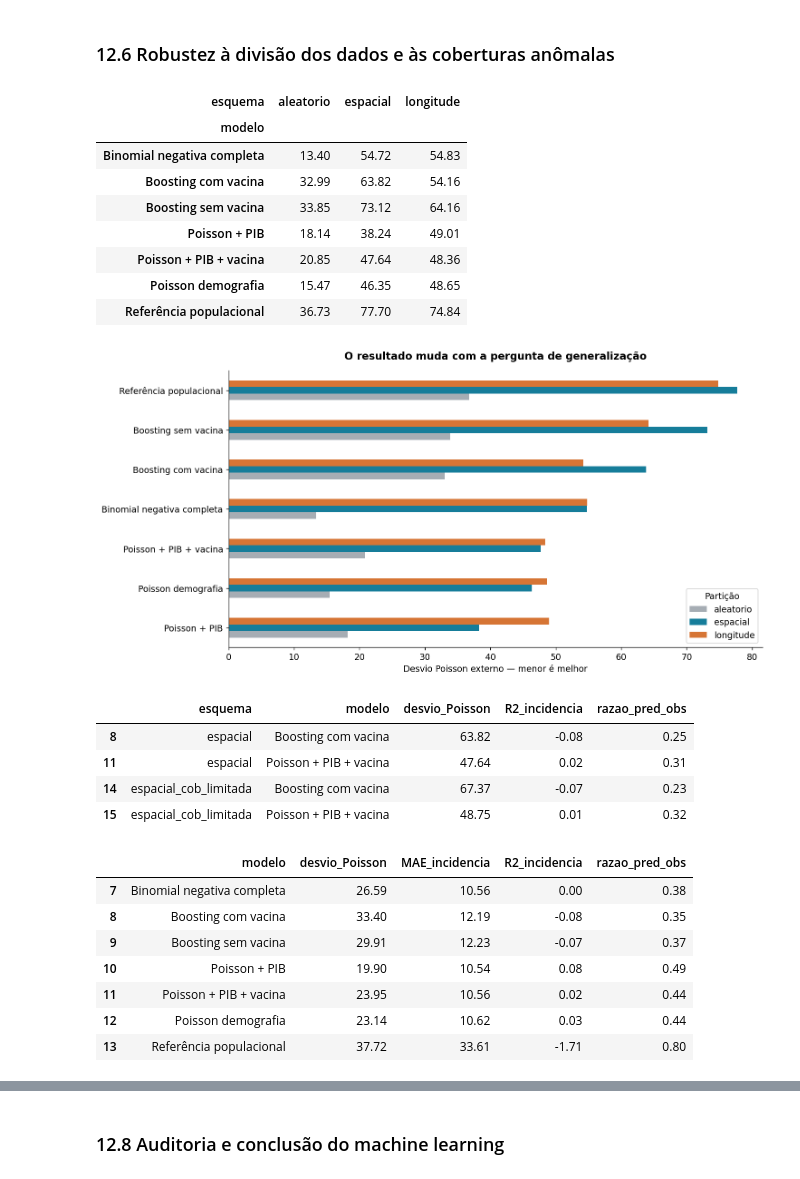
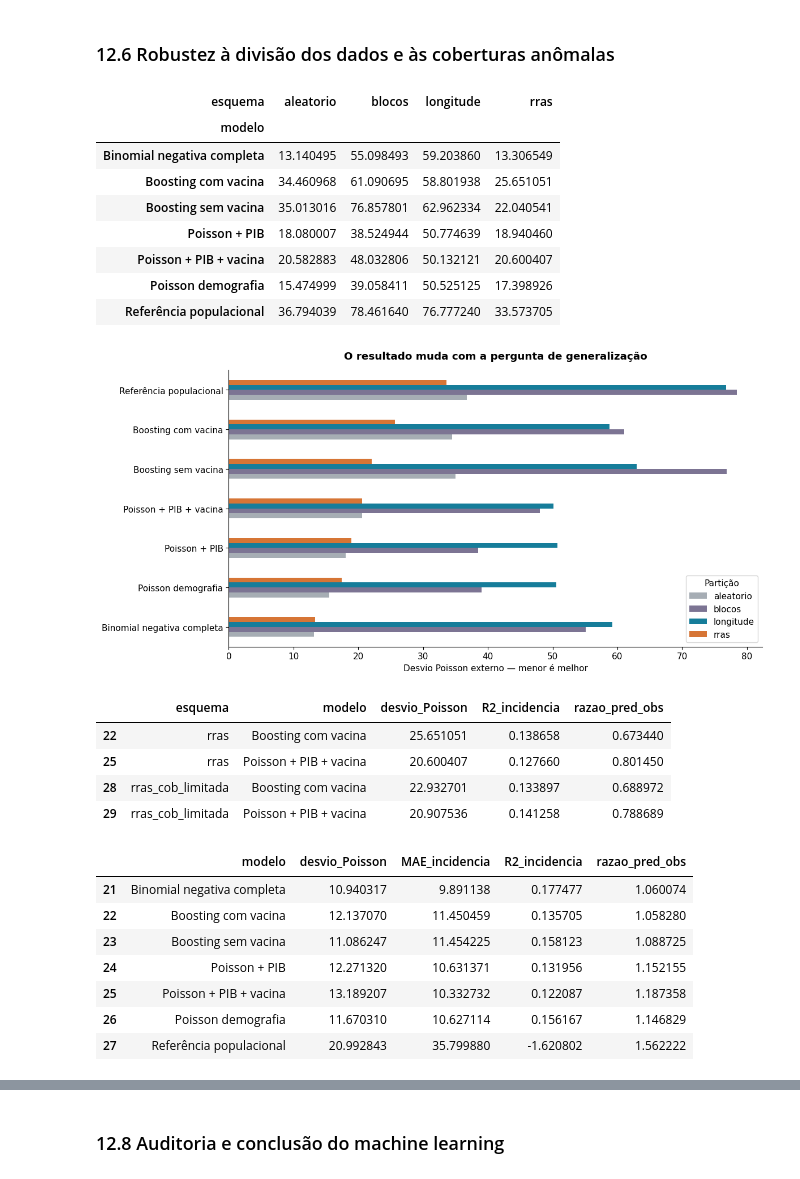
Before and after one commit to erwan-dlt/sao-paulo-sarampo, a Jupyter notebook: sarampo_sp_2019.ipynb, the cells around one changed output, grey strips where cells are left out. Saved outputs shown, nothing was run; the diff lists cells and outputs as text; code cells hidden in the pictures.

```diff
--- a/sarampo_sp_2019.ipynb
+++ b/sarampo_sp_2019.ipynb
@@ -825,5 +867,5 @@ Desvio de contagens pode ser muito influenciado pela capital e outros grandes su
 # %%
-principal=metricas_ml.query("esquema=='espacial'").set_index('modelo').sort_values('desvio_Poisson')
+principal=metricas_ml.query("esquema=='rras'").set_index('modelo').sort_values('desvio_Poisson')
 ref=principal.loc['Referência populacional','desvio_Poisson']
 principal['melhoria_vs_referencia_%']=100*(1-principal.desvio_Poisson/ref)
 display(principal.drop(columns='esquema'))
@@ -834,5 +876,5 @@ principal.R2_incidencia.sort_values().plot.barh(ax=axs[1],color=LARANJA)
 axs[1].axvline(0,color='#444',lw=1);axs[1].set(title='R² da incidência: maior é melhor',xlabel='R² fora da amostra',ylabel='')
 plt.tight_layout();plt.show()
 print('Dispersão no treino, diagnóstico Poisson (aproximado sob penalização):')
-display(dispersao_ml.query("esquema=='espacial'")[['fold','Pearson_por_gl']])
+display(dispersao_ml.query("esquema=='rras'")[['fold','Pearson_por_gl']])
 # %% [output]
@@ -918,35 +975,35 @@ A contribuição muda com a família e a partição: não há evidência estáve
 # %% [markdown]
 ### 12.6 Robustez à divisão dos dados e às coberturas anômalas
 # %%
-comparacao=metricas_ml[metricas_ml.esquema.isin(['espacial','longitude','aleatorio'])].pivot(index='modelo',columns='esquema',values='desvio_Poisson')
+comparacao=metricas_ml[metricas_ml.esquema.isin(['rras','blocos','longitude','aleatorio'])].pivot(index='modelo',columns='esquema',values='desvio_Poisson')
 display(comparacao)
-comparacao.reindex(principal.index).plot.barh(figsize=(12,6),color=[CINZA,AZUL,LARANJA])
+comparacao.reindex(principal.index).plot.barh(figsize=(12,6),color=[CINZA,'#7c7493',AZUL,LARANJA])
 plt.xlabel('Desvio Poisson externo — menor é melhor');plt.ylabel('');plt.title('O resultado muda com a pergunta de generalização');plt.legend(title='Partição');plt.tight_layout();plt.show()
-vc=metricas_ml[metricas_ml.esquema.isin(['espacial','espacial_cob_limitada']) & metricas_ml.modelo.isin(['Poisson + PIB + vacina','Boosting com vacina'])]
+vc=metricas_ml[metricas_ml.esquema.isin(['rras','rras_cob_limitada']) & metricas_ml.modelo.isin(['Poisson + PIB + vacina','Boosting com vacina'])]
 display(vc[['esquema','modelo','desvio_Poisson','R2_incidencia','razao_pred_obs']])
-display(sem_capital_ml.query("esquema=='espacial'")[['modelo','desvio_Poisson','MAE_incidencia','R2_incidencia','razao_pred_obs']])
+display(sem_capital_ml.query("esquema=='rras'")[['modelo','desvio_Poisson','MAE_incidencia','R2_incidencia','razao_pred_obs']])
 # %% [output]
-| esquema | aleatorio | espacial | longitude |
-| modelo |  |  |  |
-| Binomial negativa completa | 13.40 | 54.72 | 54.83 |
-| Boosting com vacina | 32.99 | 63.82 | 54.16 |
-| Boosting sem vacina | 33.85 | 73.12 | 64.16 |
-| Poisson + PIB | 18.14 | 38.24 | 49.01 |
-| Poisson + PIB + vacina | 20.85 | 47.64 | 48.36 |
-| Poisson demografia | 15.47 | 46.35 | 48.65 |
-| Referência populacional | 36.73 | 77.70 | 74.84 |
+| esquema | aleatorio | blocos | longitude | rras |
+| modelo |  |  |  |  |
+| Binomial negativa completa | 13.140495 | 55.098493 | 59.203860 | 13.306549 |
+| Boosting com vacina | 34.460968 | 61.090695 | 58.801938 | 25.651051 |
+| Boosting sem vacina | 35.013016 | 76.857801 | 62.962334 | 22.040541 |
+| Poisson + PIB | 18.080007 | 38.524944 | 50.774639 | 18.940460 |
+| Poisson + PIB + vacina | 20.582883 | 48.032806 | 50.132121 | 20.600407 |
+| Poisson demografia | 15.474999 | 39.058411 | 50.525125 | 17.398926 |
+| Referência populacional | 36.794039 | 78.461640 | 76.777240 | 33.573705 |
-[figure, old version]
+[figure, new version]
 |  | esquema | modelo | desvio_Poisson | R2_incidencia | razao_pred_obs |
-| 8 | espacial | Boosting com vacina | 63.82 | -0.08 | 0.25 |
-| 11 | espacial | Poisson + PIB + vacina | 47.64 | 0.02 | 0.31 |
-| 14 | espacial_cob_limitada | Boosting com vacina | 67.37 | -0.07 | 0.23 |
-| 15 | espacial_cob_limitada | Poisson + PIB + vacina | 48.75 | 0.01 | 0.32 |
+| 22 | rras | Boosting com vacina | 25.651051 | 0.138658 | 0.673440 |
+| 25 | rras | Poisson + PIB + vacina | 20.600407 | 0.127660 | 0.801450 |
+| 28 | rras_cob_limitada | Boosting com vacina | 22.932701 | 0.133897 | 0.688972 |
+| 29 | rras_cob_limitada | Poisson + PIB + vacina | 20.907536 | 0.141258 | 0.788689 |
 |  | modelo | desvio_Poisson | MAE_incidencia | R2_incidencia | razao_pred_obs |
-| 7 | Binomial negativa completa | 26.59 | 10.56 | 0.00 | 0.38 |
-| 8 | Boosting com vacina | 33.40 | 12.19 | -0.08 | 0.35 |
-| 9 | Boosting sem vacina | 29.91 | 12.23 | -0.07 | 0.37 |
-| 10 | Poisson + PIB | 19.90 | 10.54 | 0.08 | 0.49 |
-| 11 | Poisson + PIB + vacina | 23.95 | 10.56 | 0.02 | 0.44 |
-| 12 | Poisson demografia | 23.14 | 10.62 | 0.03 | 0.44 |
-| 13 | Referência populacional | 37.72 | 33.61 | -1.71 | 0.80 |
+| 21 | Binomial negativa completa | 10.940317 | 9.891138 | 0.177477 | 1.060074 |
+| 22 | Boosting com vacina | 12.137070 | 11.450459 | 0.135705 | 1.058280 |
+| 23 | Boosting sem vacina | 11.086247 | 11.454225 | 0.158123 | 1.088725 |
+| 24 | Poisson + PIB | 12.271320 | 10.631371 | 0.131956 | 1.152155 |
+| 25 | Poisson + PIB + vacina | 13.189207 | 10.332732 | 0.122087 | 1.187358 |
+| 26 | Poisson demografia | 11.670310 | 10.627114 | 0.156167 | 1.146829 |
+| 27 | Referência populacional | 20.992843 | 35.799880 | -1.620802 | 1.562222 |
 # %% [markdown]
```
Also changed, not shown: parts of 86 cells of this notebook.
